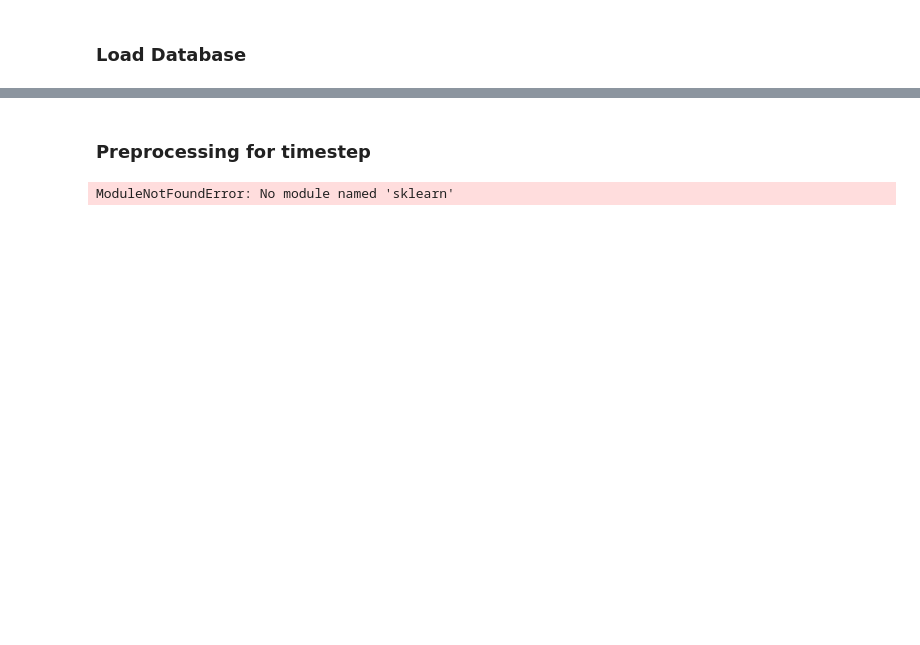
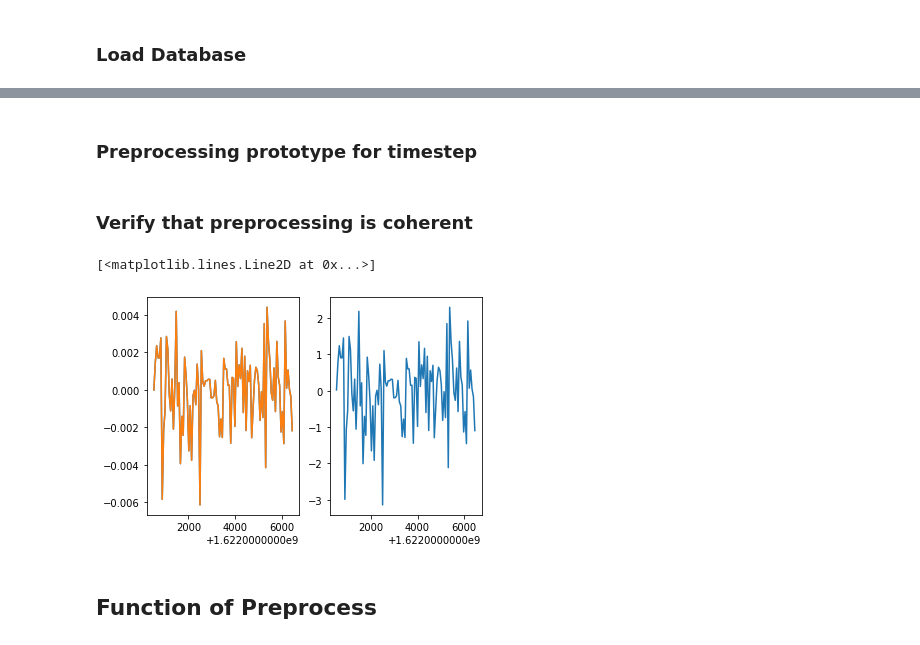
Before and after one commit to DavidSzmul/CoinbaseBot, a Jupyter notebook: prototype/Database/PreProcessing_crypto.ipynb, the cells around one changed output, grey strips where cells are left out. Cells and saved outputs as stored; diff of their text form; code cells hidden in the pictures; blank space fills up the shorter version.

Commit message:
Update preprocess

```diff
--- a/prototype/Database/PreProcessing_crypto.ipynb
+++ b/prototype/Database/PreProcessing_crypto.ipynb
@@ -15,16 +14,34 @@ Dtb.df.head(5)
 # %% [markdown]
-### Preprocessing for timestep
+### Preprocessing prototype for timestep
 # %%
 from sklearn.preprocessing import StandardScaler
-Database_crypto = Dtb.df
+Database_crypto = Dtb.df.copy()
 
 # Using pourcentage change instead of raw value to be independant during training
 for col in Database_crypto.columns:
     Database_crypto[col]=Database_crypto[col].pct_change()
-Database_crypto.dropna(inplace=True)
-Database_crypto
+Database_crypto.fillna(0, inplace=True) # 0 percent at first line
+
+### Normalize
 std = StandardScaler()
-X = std.fit_transform(Database_crypto)
-X
+std.fit(Database_crypto) # Use fit that will later be saved for RL preprocessing
+X = std.transform(Database_crypto)
+X_invert = std.inverse_transform(X)
+print(std.mean_)
+print(std.scale_)
-# %% [output]
-ModuleNotFoundError: No module named 'sklearn'
+# %% [markdown]
+### Verify that preprocessing is coherent
+# %%
+import matplotlib.pyplot as plt
+
+idx_col = 2
+t = Dtb.df.index
+fig, sp = plt.subplots(ncols=2, sharex=True)
+sp[0].plot(Database_crypto[Dtb.df.columns[idx_col]])
+sp[0].plot(t, X_invert[:,idx_col])
+sp[1].plot(t, X[:,idx_col])
+# %% [output]
+[<matplotlib.lines.Line2D at 0x...>]
+[figure, added]
+# %% [markdown]
+## Function of Preprocess
```
Also changed, not shown: parts of 2 cells of this notebook, 2 other files.
